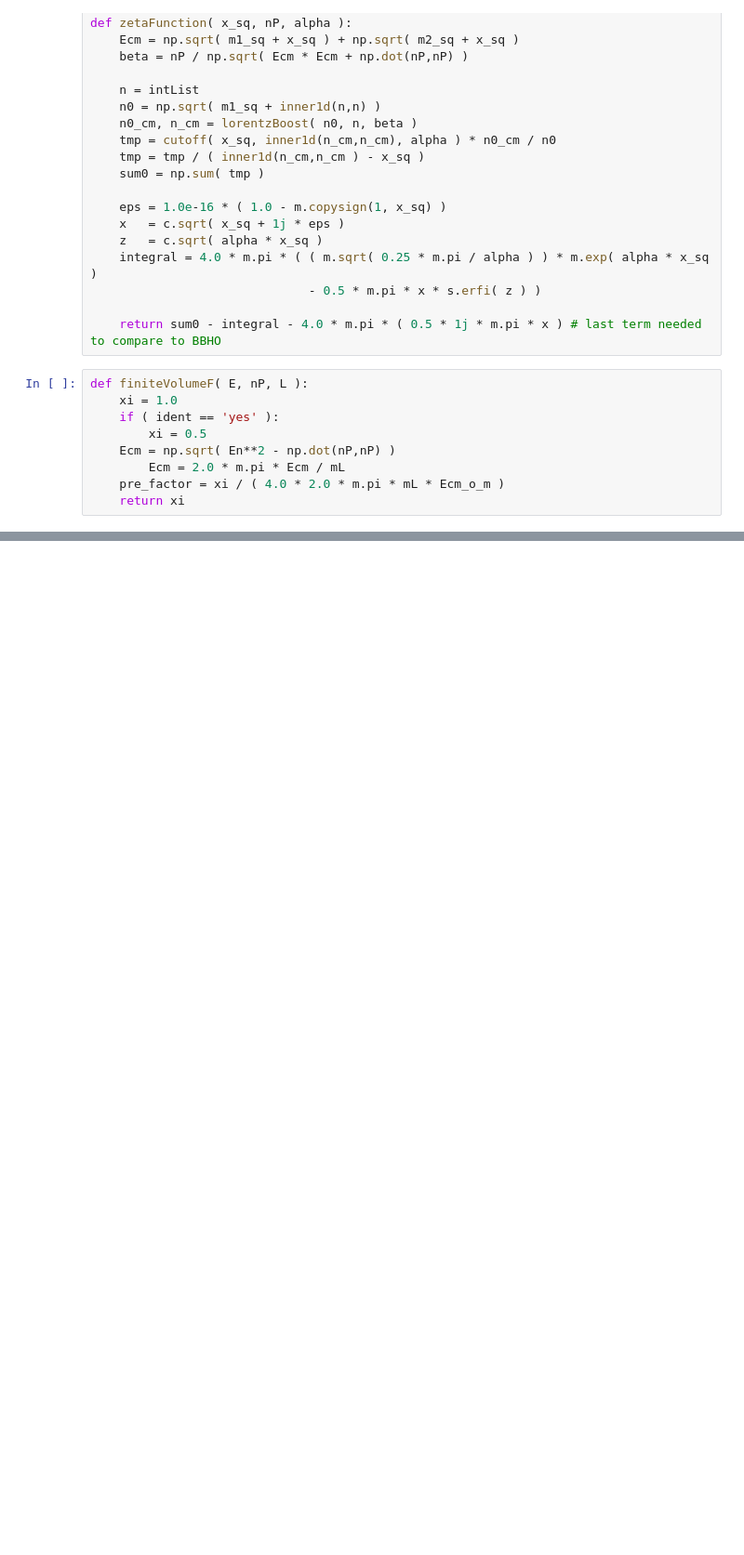
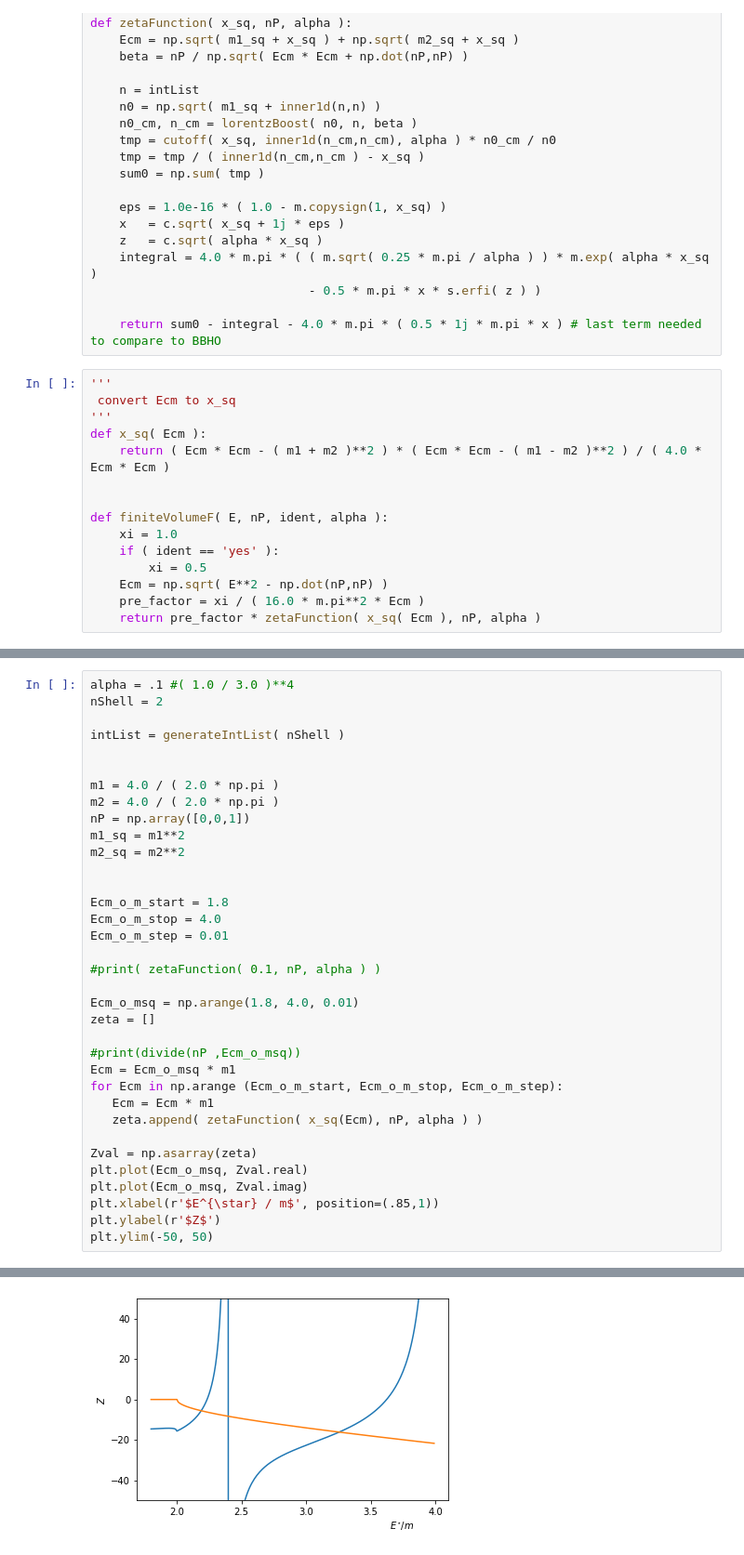
Before and after one commit to ajackura/LatticeSummerSchool2021-ScatteringExercises, a Jupyter notebook: Notebooks/quantization_condition.ipynb, the cells around one changed output, grey strips where cells are left out. Shown: that part at 93% size. Drawn from its saved outputs; the diff is of its cells as text; blank space fills up the shorter version.

```diff
--- a/Notebooks/quantization_condition.ipynb
+++ b/Notebooks/quantization_condition.ipynb
@@ -122,11 +148,17 @@ def zetaFunction( x_sq, nP, alpha ):
 
     return sum0 - integral - 4.0 * m.pi * ( 0.5 * 1j * m.pi * x ) # last term needed to compare to BBHO
 # %%
-def finiteVolumeF( E, nP, L ):
+'''
+ convert Ecm to x_sq
+'''
+def x_sq( Ecm ):
+    return ( Ecm * Ecm - ( m1 + m2 )**2 ) * ( Ecm * Ecm - ( m1 - m2 )**2 ) / ( 4.0 * Ecm * Ecm )
+
+
+def finiteVolumeF( E, nP, ident, alpha ):
     xi = 1.0
     if ( ident == 'yes' ):
         xi = 0.5
-    Ecm = np.sqrt( En**2 - np.dot(nP,nP) )
-        Ecm = 2.0 * m.pi * Ecm / mL
-    pre_factor = xi / ( 4.0 * 2.0 * m.pi * mL * Ecm_o_m )
-    return xi
+    Ecm = np.sqrt( E**2 - np.dot(nP,nP) )
+    pre_factor = xi / ( 16.0 * m.pi**2 * Ecm )
+    return pre_factor * zetaFunction( x_sq( Ecm ), nP, alpha )
@@ -137,0 +165,36 @@ intList = generateIntList( nShell )
+# %%
+alpha = .1 #( 1.0 / 3.0 )**4
+nShell = 2
+
+intList = generateIntList( nShell )
+
+
+m1 = 4.0 / ( 2.0 * np.pi )
+m2 = 4.0 / ( 2.0 * np.pi )
+nP = np.array([0,0,1])
+m1_sq = m1**2
+m2_sq = m2**2
+
+
+Ecm_o_m_start = 1.8
+Ecm_o_m_stop = 4.0
+Ecm_o_m_step = 0.01
+
+#print( zetaFunction( 0.1, nP, alpha ) )
+
+Ecm_o_msq = np.arange(1.8, 4.0, 0.01)
+zeta = []
+
+#print(divide(nP ,Ecm_o_msq))
+Ecm = Ecm_o_msq * m1
+for Ecm in np.arange (Ecm_o_m_start, Ecm_o_m_stop, Ecm_o_m_step):
+   Ecm = Ecm * m1
+   zeta.append( zetaFunction( x_sq(Ecm), nP, alpha ) )
+
+Zval = np.asarray(zeta)
+plt.plot(Ecm_o_msq, Zval.real)
+plt.plot(Ecm_o_msq, Zval.imag)
+plt.xlabel(r'$E^{\star} / m$', position=(.85,1))
+plt.ylabel(r'$Z$')
+plt.ylim(-50, 50)
+# %% [output]
@@ -137,0 +202 @@ intList = generateIntList( nShell )
+[figure, added]
```
Also changed, not shown: parts of 6 cells of this notebook.
